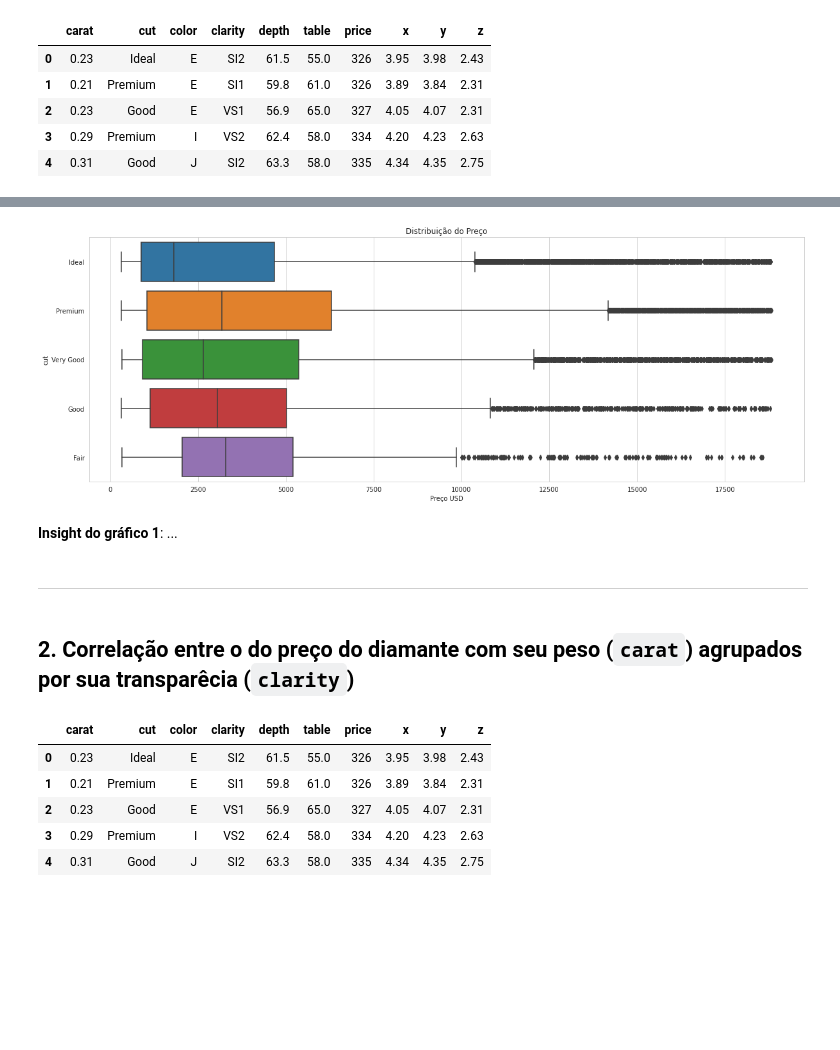
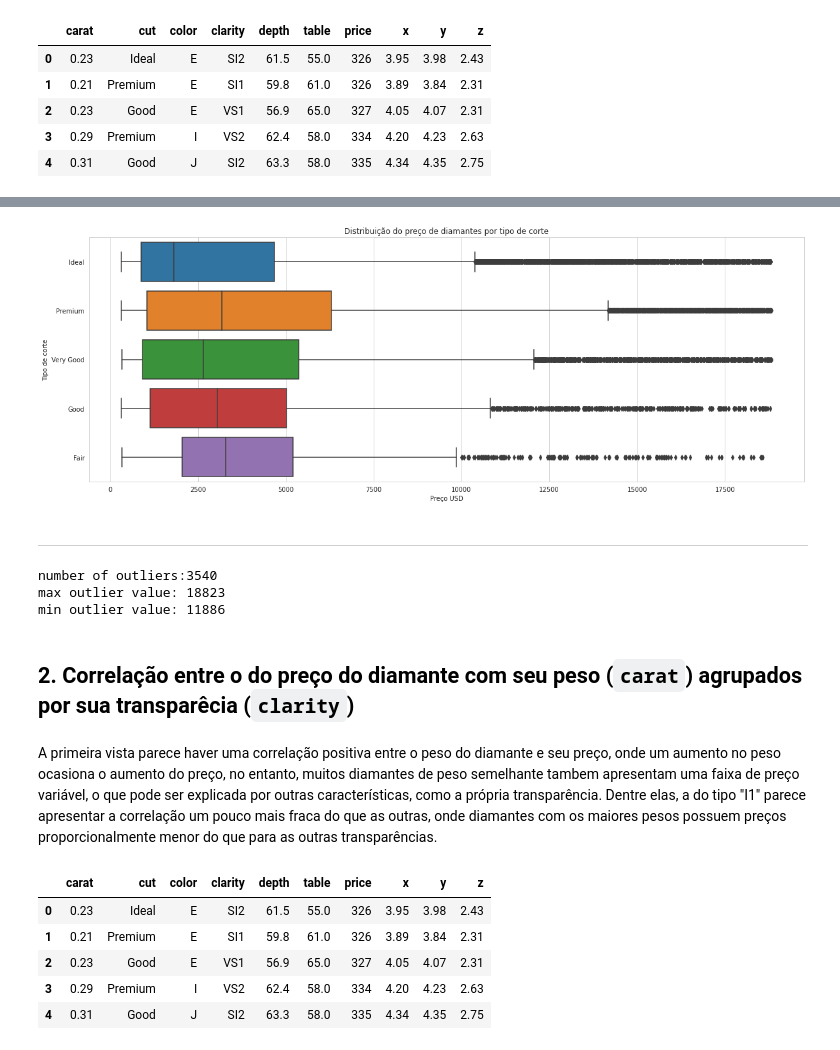
Before and after one commit to anamilanezi/ebac-dados, a Jupyter notebook: exercicios/em15-visualizacao-de-dados-II.ipynb, the cells around one changed output, grey strips where cells are left out. Saved outputs shown, nothing was run; the diff lists cells and outputs as text; code cells hidden in the pictures; blank space fills up the shorter version.

```diff
--- a/exercicios/em15-visualizacao-de-dados-II.ipynb
+++ b/exercicios/em15-visualizacao-de-dados-II.ipynb
@@ -37,3 +39,9 @@ data.head()
 | 2 | 0.23 | Good | E | VS1 | 56.9 | 65.0 | 327 | 4.05 | 4.07 | 2.31 |
 | 3 | 0.29 | Premium | I | VS2 | 62.4 | 58.0 | 334 | 4.20 | 4.23 | 2.63 |
 | 4 | 0.31 | Good | J | SI2 | 63.3 | 58.0 | 335 | 4.34 | 4.35 | 2.75 |
+# %%
+with sns.axes_style('whitegrid'):
+
+  grafico = sns.boxplot(x=data["price"])
+  grafico.set(title='Distribuição do preço de diamantes por tipo de corte', xlabel='Preço USD', ylabel="Tipo de corte");
+  grafico.figure.set_size_inches(w=20, h=7)
@@ -40,20 +50,36 @@ data.head()
 # %%
-# gráfico do exercício 1
-
-
 with sns.axes_style('whitegrid'):
 
   grafico = sns.boxplot(x=data["price"], y=data['cut'])
-  grafico.set(title='Distribuição do Preço', xlabel='Preço USD');
+  grafico.set(title='Distribuição do preço de diamantes por tipo de corte', xlabel='Preço USD', ylabel="Tipo de corte");
   grafico.figure.set_size_inches(w=20, h=7)
 # %% [output]
-[figure, old version]
+[figure, new version]
-# %% [markdown]
-**Insight do gráfico 1**: ...
 # %% [markdown]
 ---
+# %%
+# Fórmula para calcular outliers
+def find_outliers_IQR(df):
+   q1=df.quantile(0.25)
+   q3=df.quantile(0.75)
+   IQR=q3-q1
+   outliers = df[((df<(q1-1.5*IQR)) | (df>(q3+1.5*IQR)))]
+   return outliers
+
+outliers = find_outliers_IQR(data['price'])
+print("number of outliers:" + str(len(outliers)))
+
+print("max outlier value: "+ str(outliers.max()))
+
+print("min outlier value: "+ str(outliers.min()))
+# %% [output]
+number of outliers:3540
+max outlier value: 18823
+min outlier value: 11886
 # %% [markdown]
 ## 2\. Correlação entre o do preço do diamante com seu peso (`carat`) agrupados por sua transparêcia (`clarity`)
+# %% [markdown]
+A primeira vista parece haver uma correlação positiva entre o peso do diamante e seu preço, onde um aumento no peso ocasiona o aumento do preço, no entanto, muitos diamantes de peso semelhante tambem apresentam uma faixa de preço variável, o que pode ser explicada por outras características, como a própria transparência. Dentre elas, a do tipo "I1" parece apresentar a correlação um pouco mais fraca do que as outras, onde diamantes com os maiores pesos possuem preços proporcionalmente menor do que para as outras transparências.
 # %%
 import seaborn as sns
 
```
Also changed, not shown: parts of 9 cells of this notebook.
